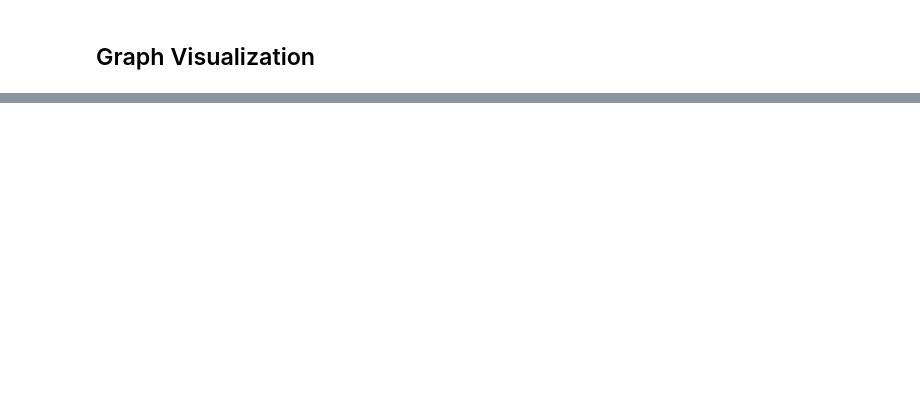
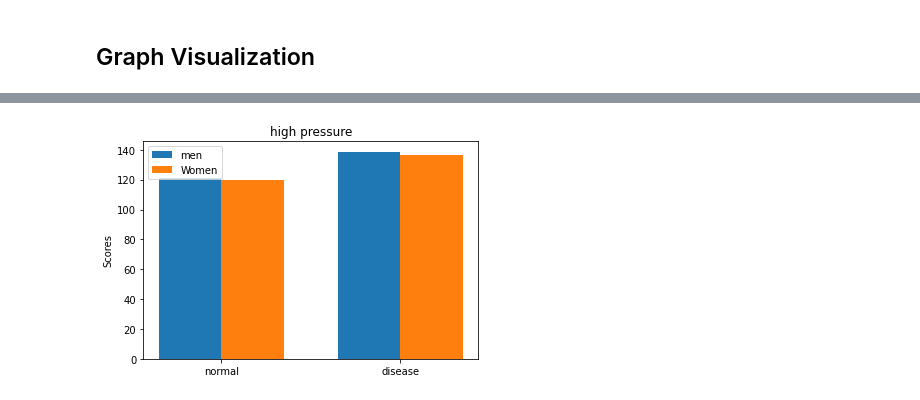
Before and after one commit to victor-hro/cardiovascular_disease, a Jupyter notebook: main.ipynb, the cells around one changed output, grey strips where cells are left out. Drawn from its saved outputs; the diff is of its cells as text; code cells hidden in the pictures; blank space fills up the shorter version.

```diff
--- a/main.ipynb
+++ b/main.ipynb
@@ -123,0 +213,4 @@ plt.hist(smokers_age);
+# %%
+barplot(women_df, men_df, column_name = 'ap_hi',title='high pressure', labels=['normal','disease'], group='cardio')
+# %% [output]
+[figure, added]
```
Also changed, not shown: parts of 17 cells of this notebook.
